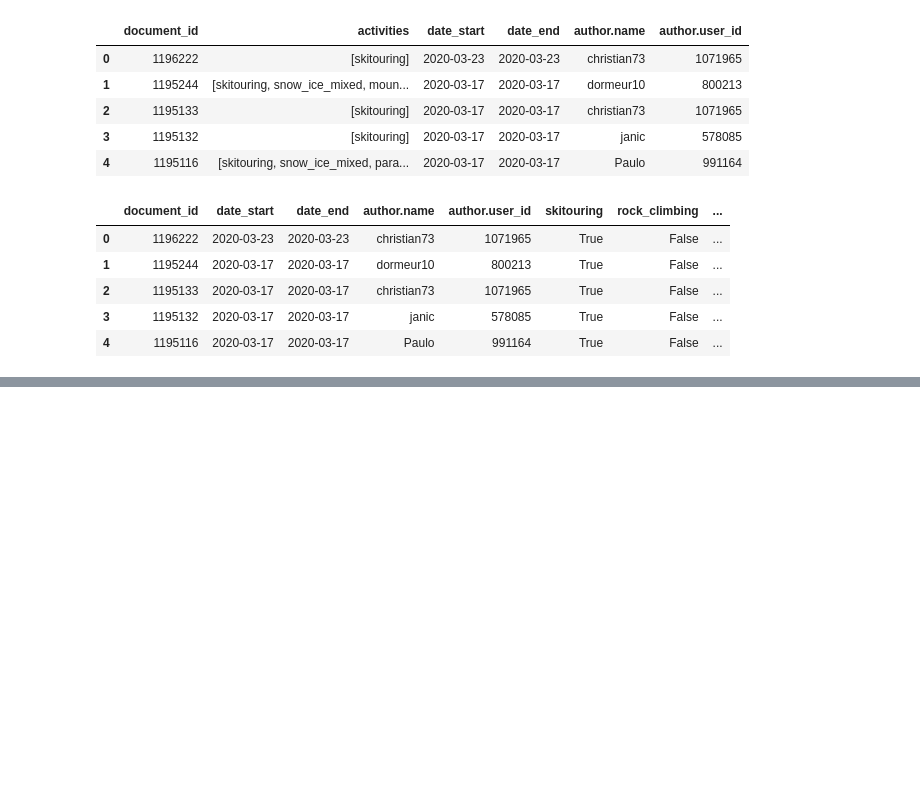
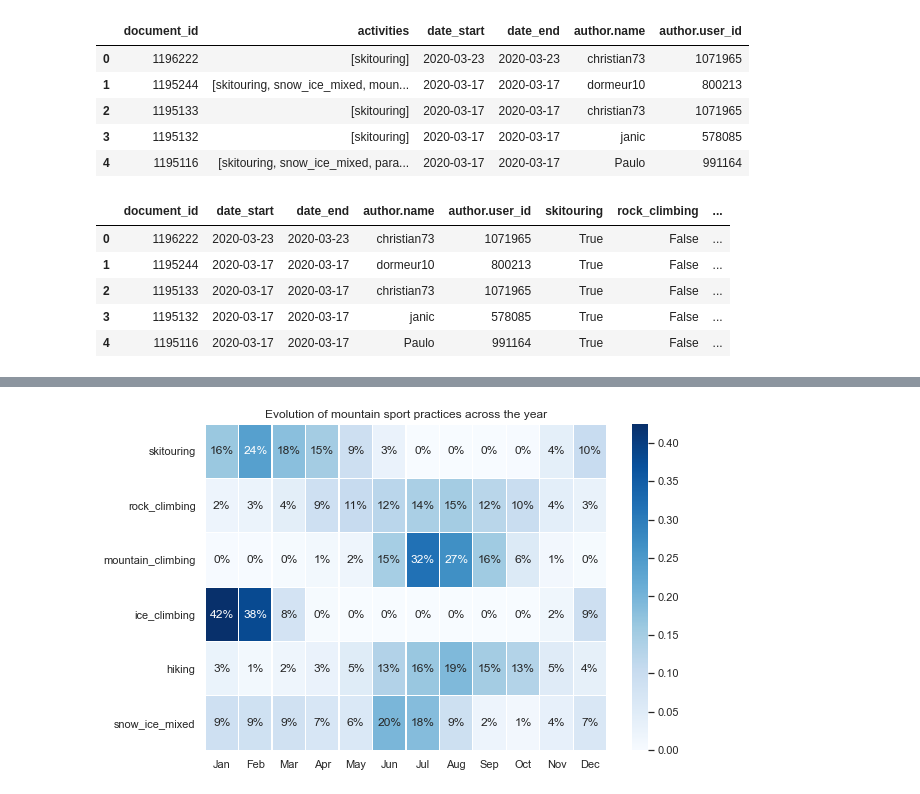
Before and after one commit to damien1719/C2C-Mountaineering-practices, a Jupyter notebook: C2C_API_v5.ipynb, the cells around one changed output, grey strips where cells are left out. Cells and saved outputs as stored; diff of their text form; code cells hidden in the pictures; blank space fills up the shorter version.

```diff
--- a/C2C_API_v5.ipynb
+++ b/C2C_API_v5.ipynb
@@ -159,0 +175,20 @@ plt.show()
+# %%
+#When to practice which sport?
+
+#Outings by month & activity
+d['month']=d.date_start.dt.month
+df_outings_month =d.groupby('month')[activities].sum()
+df_outings_month[activities] = df_outings_month[activities].apply(lambda x: x/np.sum(x))
+df_heatmap=df_outings_month.transpose()
+df_heatmap.columns=['Jan','Feb','Mar','Apr','May','Jun','Jul','Aug','Sep','Oct','Nov','Dec']
+
+#Plot heatmap -
+f, ax = plt.subplots(figsize=(9, 6))
+sns.heatmap(df_heatmap, annot=True, linewidths=.1, ax=ax,fmt=".0%",cmap='Blues')
+plt.title("Evolution of mountain sport practices across the year")
+plt.show()
+
+#Mountain sports practice type varies across the year due to conditions changes e.g. snow -
+#Are C2C contributors polyvalent acrosse several sports?
+# %% [output]
+[figure, added]
```
Also changed, not shown: parts of 9 cells of this notebook.
